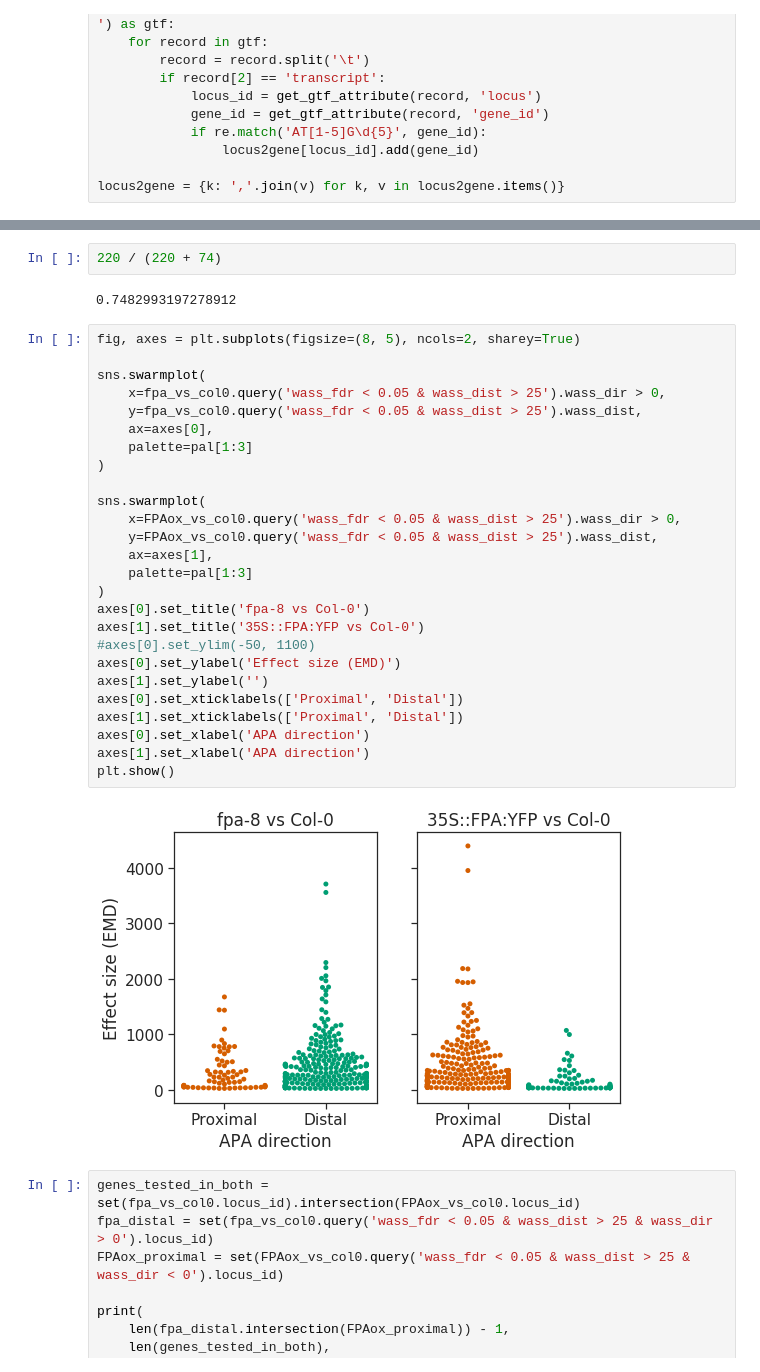
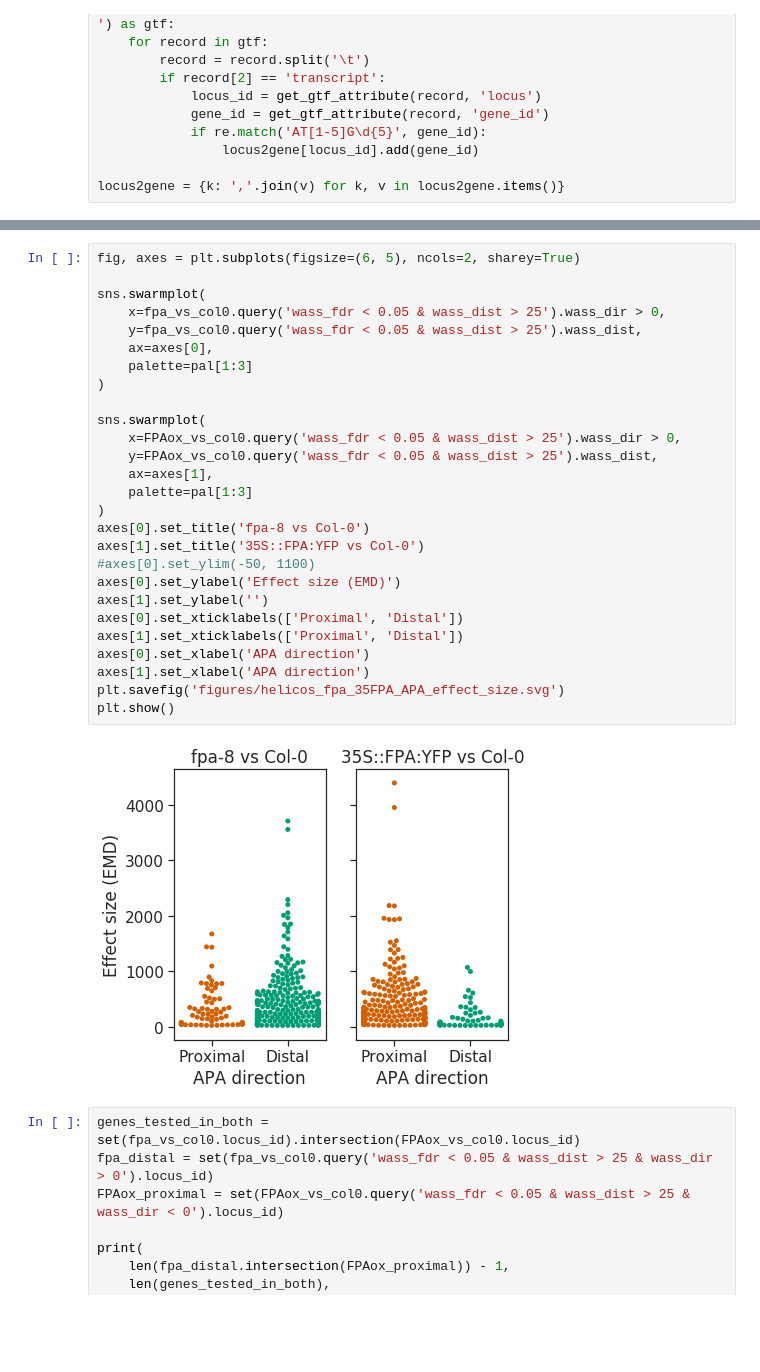
Before and after one commit to bartongroup/Simpson_Barton_FPA_NLRs, a Jupyter notebook: helicos_apa_pipeline/notebooks/helicos_fpa_35SFPA_apa_results.ipynb, the cells around one changed output, grey strips where cells are left out. Drawn from its saved outputs; the diff is of its cells as text; blank space fills up the shorter version.

```diff
--- a/helicos_apa_pipeline/notebooks/helicos_fpa_35SFPA_apa_results.ipynb
+++ b/helicos_apa_pipeline/notebooks/helicos_fpa_35SFPA_apa_results.ipynb
@@ -136,35 +136,32 @@ plt.show()
-# %%
-220 / (220 + 74)
-# %% [output]
-0.7482993197278912
 # %%
-fig, axes = plt.subplots(figsize=(8, 5), ncols=2, sharey=True)
+fig, axes = plt.subplots(figsize=(6, 5), ncols=2, sharey=True)
 
 sns.swarmplot(
     x=fpa_vs_col0.query('wass_fdr < 0.05 & wass_dist > 25').wass_dir > 0,
     y=fpa_vs_col0.query('wass_fdr < 0.05 & wass_dist > 25').wass_dist,
     ax=axes[0],
     palette=pal[1:3]
 )
 
 sns.swarmplot(
     x=FPAox_vs_col0.query('wass_fdr < 0.05 & wass_dist > 25').wass_dir > 0,
     y=FPAox_vs_col0.query('wass_fdr < 0.05 & wass_dist > 25').wass_dist,
     ax=axes[1],
     palette=pal[1:3]
 )
 axes[0].set_title('fpa-8 vs Col-0')
 axes[1].set_title('35S::FPA:YFP vs Col-0')
 #axes[0].set_ylim(-50, 1100)
 axes[0].set_ylabel('Effect size (EMD)')
 axes[1].set_ylabel('')
 axes[0].set_xticklabels(['Proximal', 'Distal'])
 axes[1].set_xticklabels(['Proximal', 'Distal'])
 axes[0].set_xlabel('APA direction')
 axes[1].set_xlabel('APA direction')
+plt.savefig('figures/helicos_fpa_35FPA_APA_effect_size.svg')
 plt.show()
 # %% [output]
-[figure, old version]
+[figure, new version]
 # %%
 genes_tested_in_both = set(fpa_vs_col0.locus_id).intersection(FPAox_vs_col0.locus_id)
 fpa_distal = set(fpa_vs_col0.query('wass_fdr < 0.05 & wass_dist > 25 & wass_dir > 0').locus_id)
```
Also changed, not shown: parts of 8 cells of this notebook, 56 other files.
